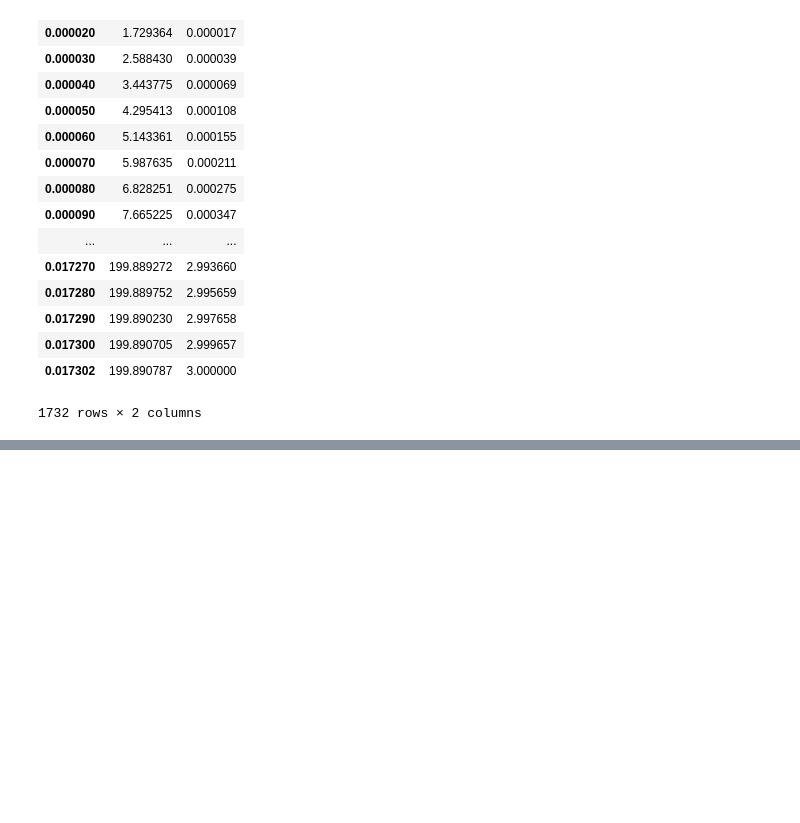
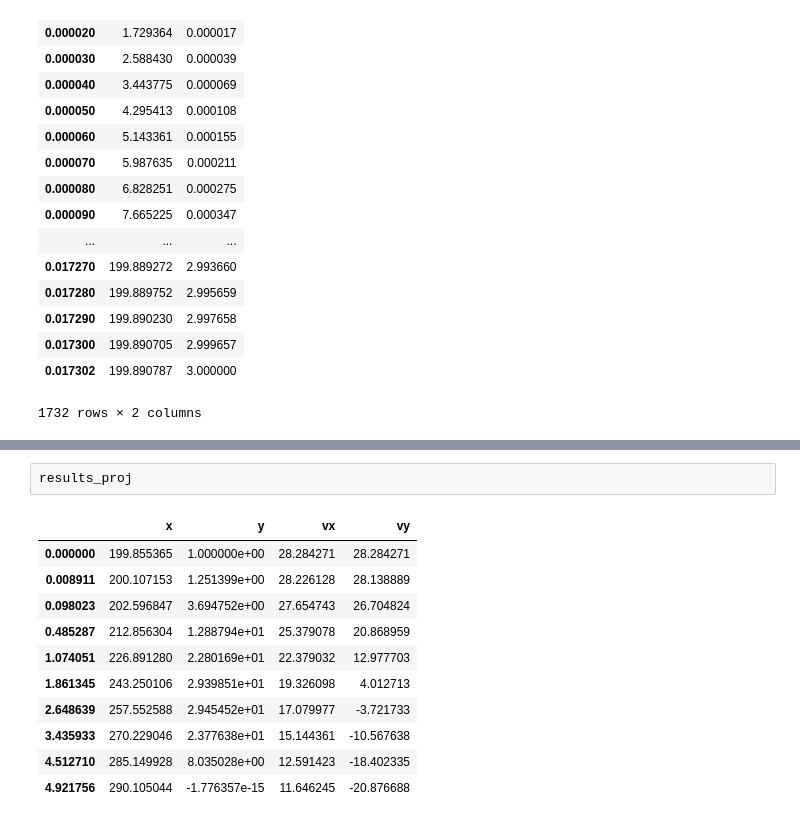
Before and after one commit to ThomasJagielski/ModSimPy, a Jupyter notebook: code/railgun_model.ipynb, the cells around one changed output, grey strips where cells are left out. Drawn from its saved outputs; the diff is of its cells as text; blank space fills up the shorter version.

```diff
--- a/code/railgun_model.ipynb
+++ b/code/railgun_model.ipynb
@@ -132,0 +311,14 @@ plot(results.v)
+# %%
+results_proj
+# %% [output]
+|  | x | y | vx | vy |
+| 0.000000 | 199.855365 | 1.000000e+00 | 28.284271 | 28.284271 |
+| 0.008911 | 200.107153 | 1.251399e+00 | 28.226128 | 28.138889 |
+| 0.098023 | 202.596847 | 3.694752e+00 | 27.654743 | 26.704824 |
+| 0.485287 | 212.856304 | 1.288794e+01 | 25.379078 | 20.868959 |
+| 1.074051 | 226.891280 | 2.280169e+01 | 22.379032 | 12.977703 |
+| 1.861345 | 243.250106 | 2.939851e+01 | 19.326098 | 4.012713 |
+| 2.648639 | 257.552588 | 2.945452e+01 | 17.079977 | -3.721733 |
+| 3.435933 | 270.229046 | 2.377638e+01 | 15.144361 | -10.567638 |
+| 4.512710 | 285.149928 | 8.035028e+00 | 12.591423 | -18.402335 |
+| 4.921756 | 290.105044 | -1.776357e-15 | 11.646245 | -20.876688 |
```
Also changed, not shown: parts of 16 cells of this notebook.
